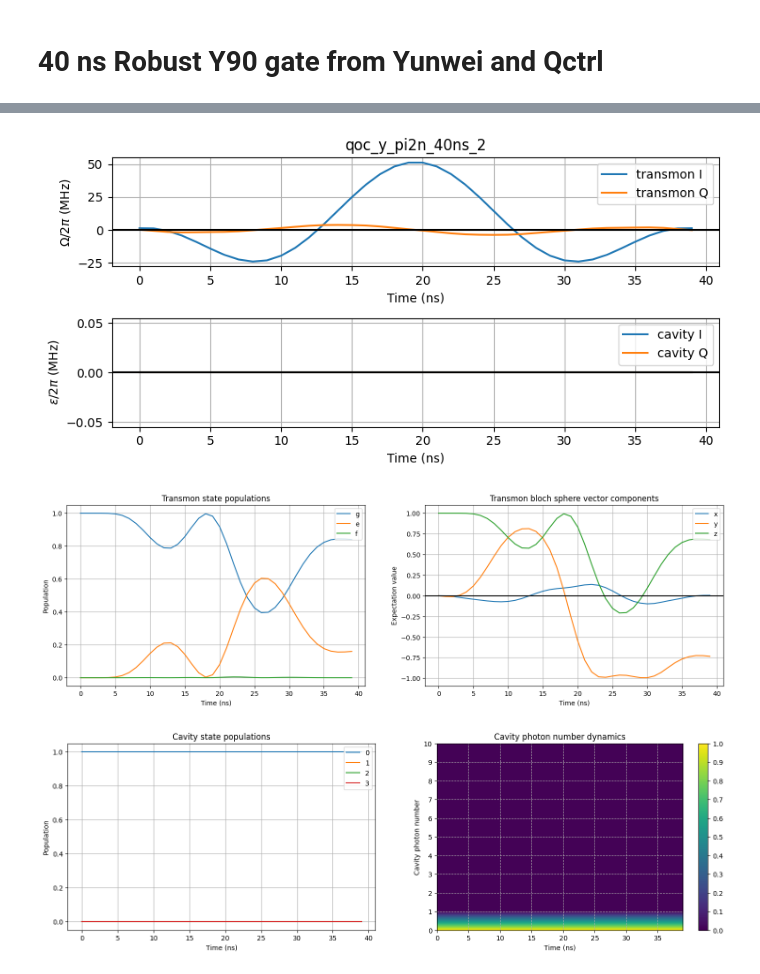
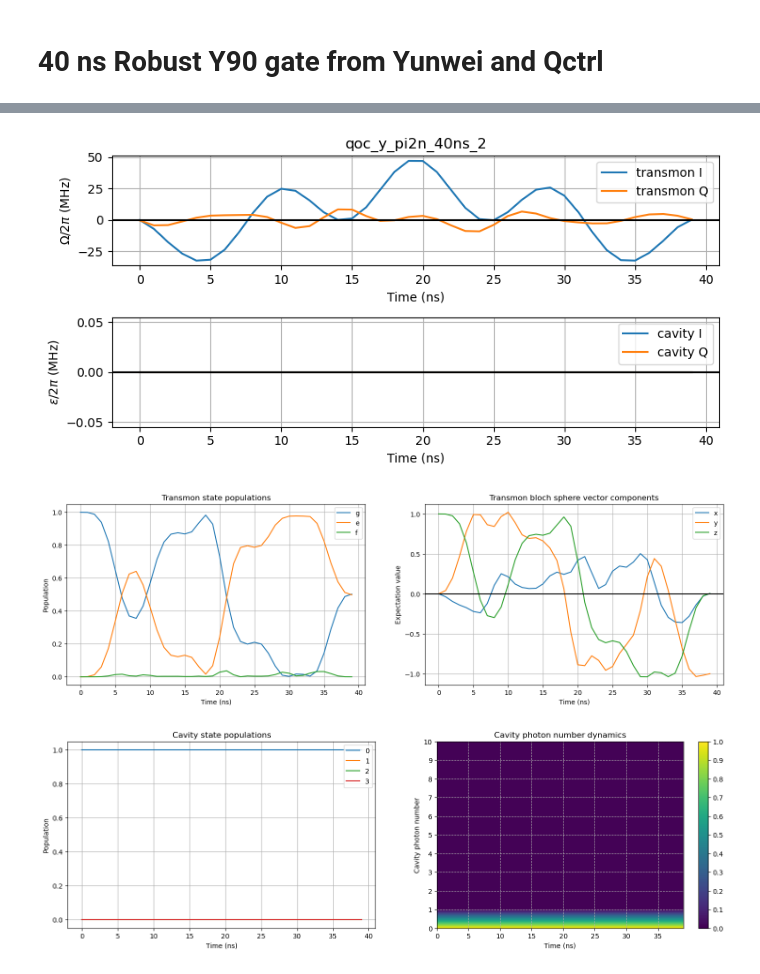
Before and after one commit to yunweilu/rbqoc_experiment, a Jupyter notebook: qoc_pulse_test_yunwei.ipynb, the cells around one changed output, grey strips where cells are left out. Saved outputs shown, nothing was run; the diff lists cells and outputs as text; code cells hidden in the pictures.

```diff
--- a/qoc_pulse_test_yunwei.ipynb
+++ b/qoc_pulse_test_yunwei.ipynb
@@ -9,7 +9,7 @@ import time
 import qutip as qt
 %matplotlib inline
 
-waveform_path = "../dr7run6_te62fnal001_qoc_qctrl/waveforms/"
+waveform_path = "./"
 # %% [markdown]
 # Hamiltonian Setting
 # %%
@@ -112,8 +112,8 @@ def system_dynamics(free_hamiltonian, qubit_control, cavity_control):
     qt_cavity_I_drive_func = qt.coefficient(np.real(cavity_control), tlist=tlist)
     qt_cavity_Q_drive_func = qt.coefficient(np.imag(cavity_control), tlist=tlist)
 
-    qt_H_transmon_I = [(qt_b + qt_b.dag()) / 2, qt_transmon_I_drive_func]
-    qt_H_transmon_Q = [-1j * (qt_b - qt_b.dag()) / 2, qt_transmon_Q_drive_func]
+    qt_H_transmon_I = [(qt_b + qt_b.dag()) , qt_transmon_I_drive_func]
+    qt_H_transmon_Q = [-1j * (qt_b - qt_b.dag()) , qt_transmon_Q_drive_func]
     qt_H_cavity_I = [(qt_a + qt_a.dag()) / 2, qt_cavity_I_drive_func]
     qt_H_cavity_Q = [-1j * (qt_a - qt_a.dag()) / 2, qt_cavity_Q_drive_func]
 
@@ -175,7 +175,7 @@ def extract_results(res):
 # %%
 fname = "qoc_y_pi2n_40ns_2"
 robust_dephasing_controls = load_variable(waveform_path+fname)
-data = (robust_dephasing_controls['output']['$\\I$']['values'] + 1j * robust_dephasing_controls['output']['$\\Q$']['values'] )/ 1e9
+data = (robust_dephasing_controls["output"]["$\\Omega L(\\I)$"]['values'] + 1j * robust_dephasing_controls["output"]["$\\Omega L(\Q)$"]['values'])/ 1e9
 
 data_dt = 1
 
@@ -226,33 +226,33 @@ cavity_9 = results_dict["cavity 9"]
 cavity_10 = results_dict["cavity 10"]
 
 fig, ax = plt.subplots(1,2, figsize=(18,5))
 ax[0].plot(qt_tlist, cavity_0, label="0")
 ax[0].plot(qt_tlist, cavity_1, label="1")
 ax[0].plot(qt_tlist, cavity_2, label="2")
 ax[0].plot(qt_tlist, cavity_3, label="3")
 ax[0].legend(loc='upper right')
 ax[0].set_xlabel("Time (ns)")
 ax[0].set_ylabel("Population")
 ax[0].grid()
 ax[0].set_title("Cavity state populations")
 cavity_photon_prob = [cavity_0, cavity_1, cavity_2, cavity_3, cavity_4, cavity_5, cavity_6, cavity_7, cavity_8, cavity_9, cavity_10]
 cavity_photon_list = np.linspace(0, len(cavity_photon_prob)-1, len(cavity_photon_prob))
 levs = np.linspace(0, 1, 100)
 plot1 = ax[1].contourf(qt_tlist, cavity_photon_list, cavity_photon_prob, levs, cmap='viridis')
 ax[1].set_xlabel("Time (ns)")
 ax[1].set_ylabel("Cavity photon number")
 ax[1].set_title("Cavity photon number dynamics")
 ax[1].grid(linestyle='--')
 ax[1].set_yticks(np.linspace(0,10,11))
 cl_bar = plt.colorbar(plot1)
 cl_bar.set_ticks(np.arange(0,1+0.1,0.1))
 
 bloch_vector_array = np.array([qubit_x, qubit_y, qubit_z]).transpose()
 
 qv.display_bloch_sphere_from_bloch_vectors(bloch_vector_array)
 # %% [output]
 [interactive output not drawn]
 [interactive output not drawn]
-[figure, old version]
+[figure, new version]
-[figure, old version]
+[figure, new version]
 [figure]
```
Also changed, not shown: 4 other files.
